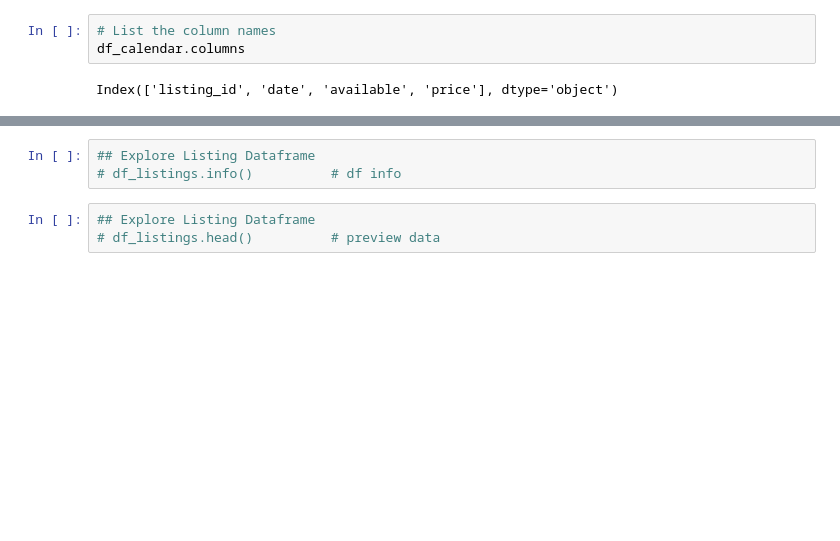
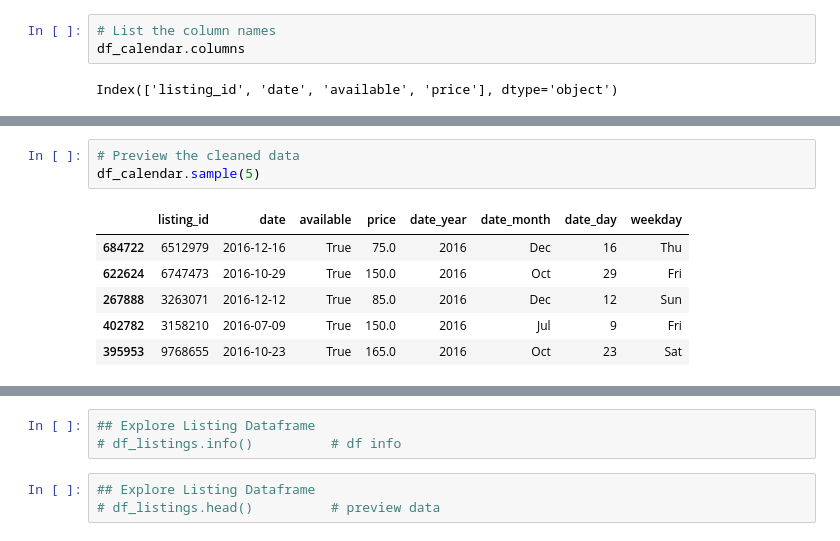
Before and after one commit to vektirgroup/Udacity_Project_1, a Jupyter notebook: Tyler Hunt - Project 1.ipynb, the cells around one changed output, grey strips where cells are left out. Cells and saved outputs as stored; diff of their text form; blank space fills up the shorter version.

```diff
--- a/Tyler Hunt - Project 1.ipynb
+++ b/Tyler Hunt - Project 1.ipynb
@@ -93,0 +132,10 @@ df_calendar.sample(5)
+# %%
+# Preview the cleaned data
+df_calendar.sample(5)
+# %% [output]
+|  | listing_id | date | available | price | date_year | date_month | date_day | weekday |
+| 684722 | 6512979 | 2016-12-16 | True | 75.0 | 2016 | Dec | 16 | Thu |
+| 622624 | 6747473 | 2016-10-29 | True | 150.0 | 2016 | Oct | 29 | Fri |
+| 267888 | 3263071 | 2016-12-12 | True | 85.0 | 2016 | Dec | 12 | Sun |
+| 402782 | 3158210 | 2016-07-09 | True | 150.0 | 2016 | Jul | 9 | Fri |
+| 395953 | 9768655 | 2016-10-23 | True | 165.0 | 2016 | Oct | 23 | Sat |
```
Also changed, not shown: parts of 21 cells of this notebook.
